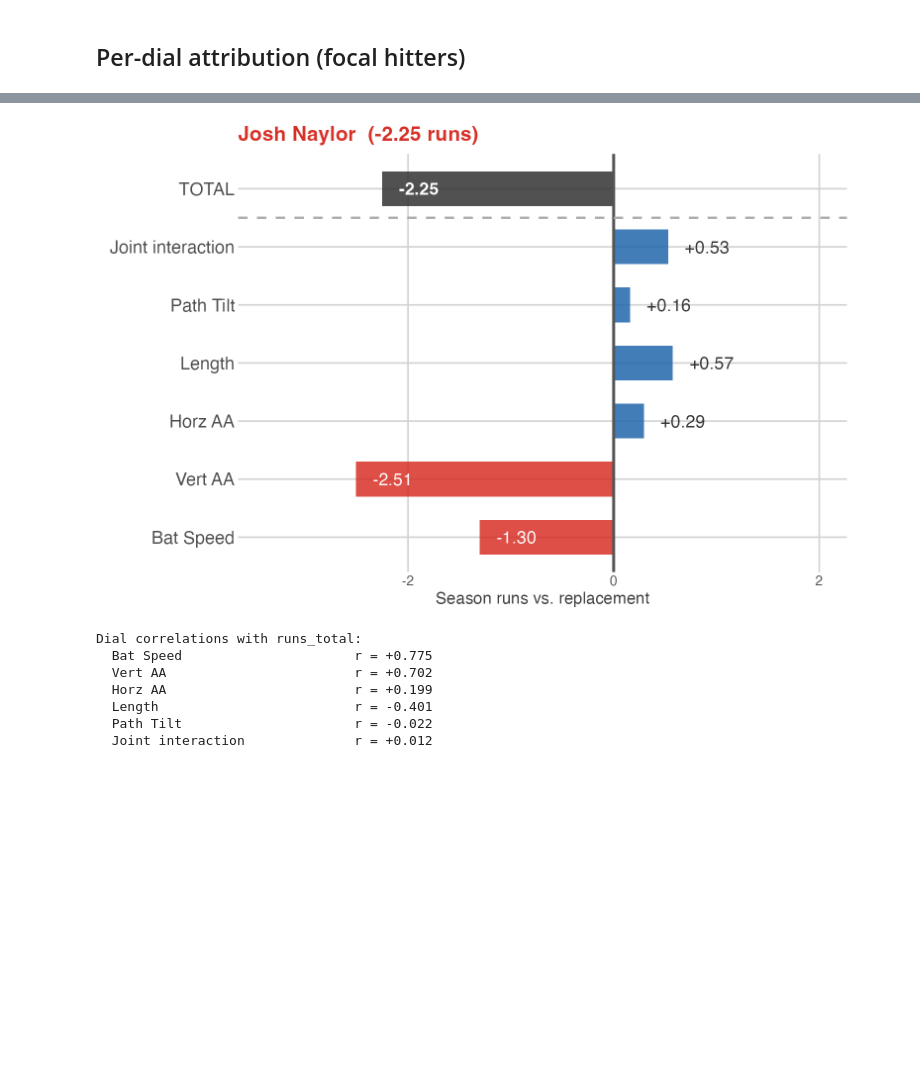
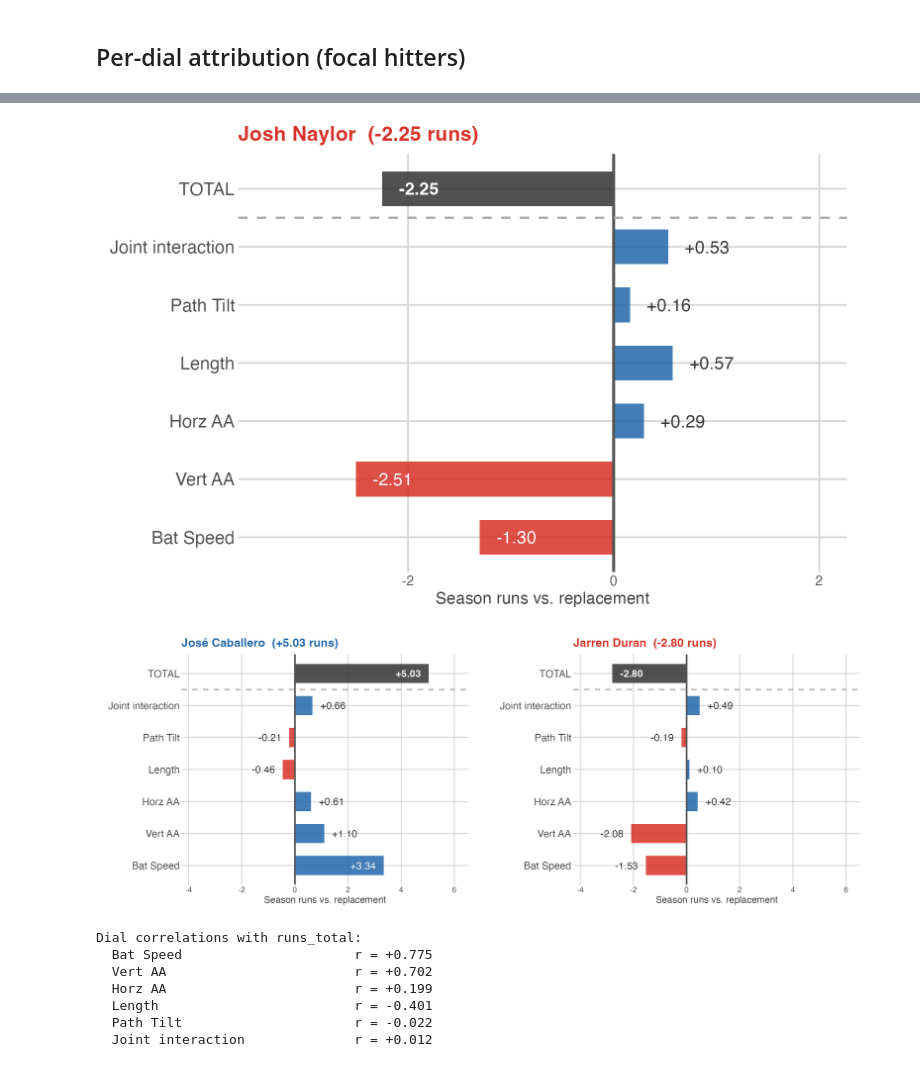
Before and after one commit to theoauyeung/swing_repertoire, a Jupyter notebook: src/adjustability_results.ipynb, the cells around one changed output, grey strips where cells are left out. Drawn from its saved outputs; the diff is of its cells as text; code cells hidden in the pictures; blank space fills up the shorter version.

Commit message:
auto: results/plots/adjustability/adjustability_dial_waterfall_panel.png, src/adjustability_results.ipynb

```diff
--- a/src/adjustability_results.ipynb
+++ b/src/adjustability_results.ipynb
@@ -315,7 +315,7 @@ focal_list  <- list(
   list(name = "Josh Naylor",    stand = "L", col = "#d73027")
 )
 
-make_waterfall <- function(f, abl, wide = FALSE) {
+make_waterfall <- function(f, abl, wide = FALSE, shared_x = NULL) {
   row        <- abl |> filter(label == f$name, batter_stand == f$stand)
   vals       <- as.numeric(row[dial_order])
   runs_total <- row$runs_total
@@ -323,28 +323,23 @@ make_waterfall <- function(f, abl, wide = FALSE) {
   all_labels <- c(bar_labels, "TOTAL")
   all_colors <- c(ifelse(vals >= 0, "#2166ac", "#d73027"), "#333333")
 
-  # Pass 1: tentative bounds (wide version floors at -1 / +2 for context)
-  x_lo_init <- min(min(all_vals) * 1.35, if (wide) -1.0 else -0.3)
-  x_hi_init <- max(max(all_vals) * 1.2,  if (wide)  2.0 else  0.0)
-  x_range0  <- x_hi_init - x_lo_init
-  thresh0   <- x_range0 * 0.22
-  pad0      <- x_range0 * 0.03
+  if (!is.null(shared_x)) {
+    x_lo <- shared_x[1]; x_hi <- shared_x[2]
+  } else {
+    x_lo_init <- min(min(all_vals) * 1.35, if (wide) -1.0 else -0.3)
+    x_hi_init <- max(max(all_vals) * 1.2,  if (wide)  2.0 else  0.0)
+    x_range0  <- x_hi_init - x_lo_init
+    thresh0   <- x_range0 * 0.22; pad0 <- x_range0 * 0.03
+    max_pos_small <- max(c(0, all_vals[all_vals > 0 & all_vals < thresh0]))
+    x_hi <- max(x_hi_init, max_pos_small + pad0 + x_range0 * 0.15)
+    min_neg_small <- min(c(0, all_vals[all_vals < 0 & all_vals > -thresh0]))
+    x_lo <- min(x_lo_init, min_neg_small - pad0 - x_range0 * 0.15)
+  }
 
-  max_pos_small <- max(c(0, all_vals[all_vals > 0 & all_vals < thresh0]))
-  x_hi <- max(x_hi_init, max_pos_small + pad0 + x_range0 * 0.15)
-
-  min_neg_small <- min(c(0, all_vals[all_vals < 0 & all_vals > -thresh0]))
-  x_lo <- min(x_lo_init, min_neg_small - pad0 - x_range0 * 0.15)
-
-  # Pass 2
-  x_range <- x_hi - x_lo
-  thresh  <- x_range * 0.22
-  pad     <- x_range * 0.03
+  x_range <- x_hi - x_lo; thresh <- x_range * 0.22; pad <- x_range * 0.03
 
   d <- tibble(label = factor(all_labels, levels = all_labels),
-              value = all_vals,
-              fill  = all_colors,
-              bold  = all_labels == "TOTAL") |>
+              value = all_vals, fill = all_colors, bold = all_labels == "TOTAL") |>
     mutate(
       small     = abs(value) < thresh,
       txt_x     = case_when(
@@ -354,10 +349,8 @@ make_waterfall <- function(f, abl, wide = FALSE) {
         value <  0 &  small ~ value - pad
       ),
       txt_hjust = case_when(
-        value >= 0 & !small ~ 1,
-        value >= 0 &  small ~ 0,
-        value <  0 & !small ~ 0,
-        value <  0 &  small ~ 1
+        value >= 0 & !small ~ 1, value >= 0 & small ~ 0,
+        value <  0 & !small ~ 0, value <  0 & small ~ 1
       ),
       txt_color = ifelse(small, "#333333", "white")
     )
@@ -366,56 +359,69 @@ make_waterfall <- function(f, abl, wide = FALSE) {
     geom_col(aes(fill = I(fill)), alpha = 0.85, width = 0.6) +
     geom_vline(xintercept = 0, color = "#555", linewidth = 1.0) +
     geom_hline(yintercept = length(bar_labels) + 0.5, color = "#aaa", linewidth = 0.8, linetype = "dashed") +
-    geom_text(aes(label    = sprintf("%+.2f", value),
-                  x        = txt_x,
-                  hjust    = txt_hjust,
-                  color    = txt_color,
-                  fontface = ifelse(bold, "bold", "plain")),
+    geom_text(aes(label = sprintf("%+.2f", value), x = txt_x, hjust = txt_hjust,
+                  color = txt_color, fontface = ifelse(bold, "bold", "plain")),
               size = 4.5, show.legend = FALSE) +
     scale_color_identity() +
     coord_cartesian(xlim = c(x_lo, x_hi), clip = "off") +
     labs(title = sprintf("%s  (%+.2f runs)", f$name, runs_total),
          x = "Season runs vs. replacement", y = NULL) +
     FT_THEME +
-    theme(
-      plot.title   = element_text(color = f$col, size = 15),
-      axis.text.y  = element_text(size = 13),
-      axis.title.x = element_text(size = 12),
-      plot.margin  = margin(t = 5, r = 30, b = 5, l = 10, unit = "pt")
-    )
+    theme(plot.title   = element_text(color = f$col, size = 15),
+          axis.text.y  = element_text(size = 13),
+          axis.title.x = element_text(size = 12),
+          plot.margin  = margin(t = 5, r = 30, b = 5, l = 10, unit = "pt"))
 }
 
+# Individual charts (standard + wide)
 for (f in focal_list) {
   slug <- gsub("[^a-z]", "", tolower(strsplit(f$name, " ")[[1]][2]))
+  plt   <- make_waterfall(f, abl, wide = FALSE)
+  ggsave(plot_path(sprintf("adjustability_dial_waterfall_%s.png", slug)),
+         plt, width = 6, height = 5, dpi = 200)
+  IRdisplay::display_png(file = plot_path(sprintf("adjustability_dial_waterfall_%s.png", slug)))
 
-  # Standard version
-  plt <- make_waterfall(f, abl, wide = FALSE)
-  out <- plot_path(sprintf("adjustability_dial_waterfall_%s.png", slug))
-  ggsave(out, plt, width = 6, height = 5, dpi = 200)
-  IRdisplay::display_png(file = out)
+  plt_w <- make_waterfall(f, abl, wide = TRUE)
+  ggsave(plot_path(sprintf("adjustability_dial_waterfall_%s_wide.png", slug)),
+         plt_w, width = 8, height = 5, dpi = 200)
+  IRdisplay::display_png(file = plot_path(sprintf("adjustability_dial_waterfall_%s_wide.png", slug)))
+}
 
-  # Wide version (-1 / +2 axis floors)
-  plt_w <- make_waterfall(f, abl, wide = TRUE)
-  out_w <- plot_path(sprintf("adjustability_dial_waterfall_%s_wide.png", slug))
-  ggsave(out_w, plt_w, width = 8, height = 5, dpi = 200)
-  IRdisplay::display_png(file = out_w)
-}
+# Shared-scale panel: Caballero + Duran on the same x-axis for poster use
+pair <- list(
+  list(name = "José Caballero", stand = "R", col = "#2166ac"),
+  list(name = "Jarren Duran",   stand = "L", col = "#d73027")
+)
+all_pair_vals <- unlist(lapply(pair, function(f) {
+  row <- abl |> filter(label == f$name, batter_stand == f$stand)
+  c(as.numeric(row[dial_order]), row$runs_total)
+}))
+x_lo_sh <- min(min(all_pair_vals) * 1.35, -1.0)
+x_hi_sh <- max(max(all_pair_vals) * 1.2,   2.0)
+shared_x <- c(x_lo_sh, x_hi_sh)
+
+pair_plots <- lapply(pair, function(f) make_waterfall(f, abl, shared_x = shared_x))
+panel <- wrap_plots(pair_plots, nrow = 1)
+out_panel <- plot_path("adjustability_dial_waterfall_panel.png")
+ggsave(out_panel, panel, width = 14, height = 5, dpi = 200)
+IRdisplay::display_png(file = out_panel)
 
 # Cohort-level dial correlations
 cat("Dial correlations with runs_total:\n")
 for (i in seq_along(dial_order)) {
   r_val <- cor(abl[[dial_order[i]]], abl$runs_total, use = "complete.obs")
   cat(sprintf("  %-30s r = %+.3f\n", bar_labels[i], r_val))
 }
 # %% [output]
 [figure]
 [figure]
 [figure]
 [figure]
 [figure]
 [figure]
 [figure]
 [figure]
+[figure, added]
 Dial correlations with runs_total:
   Bat Speed                      r = +0.775
   Vert AA                        r = +0.702
```
Also changed, not shown: parts of 1 cell of this notebook, 1 other file.
